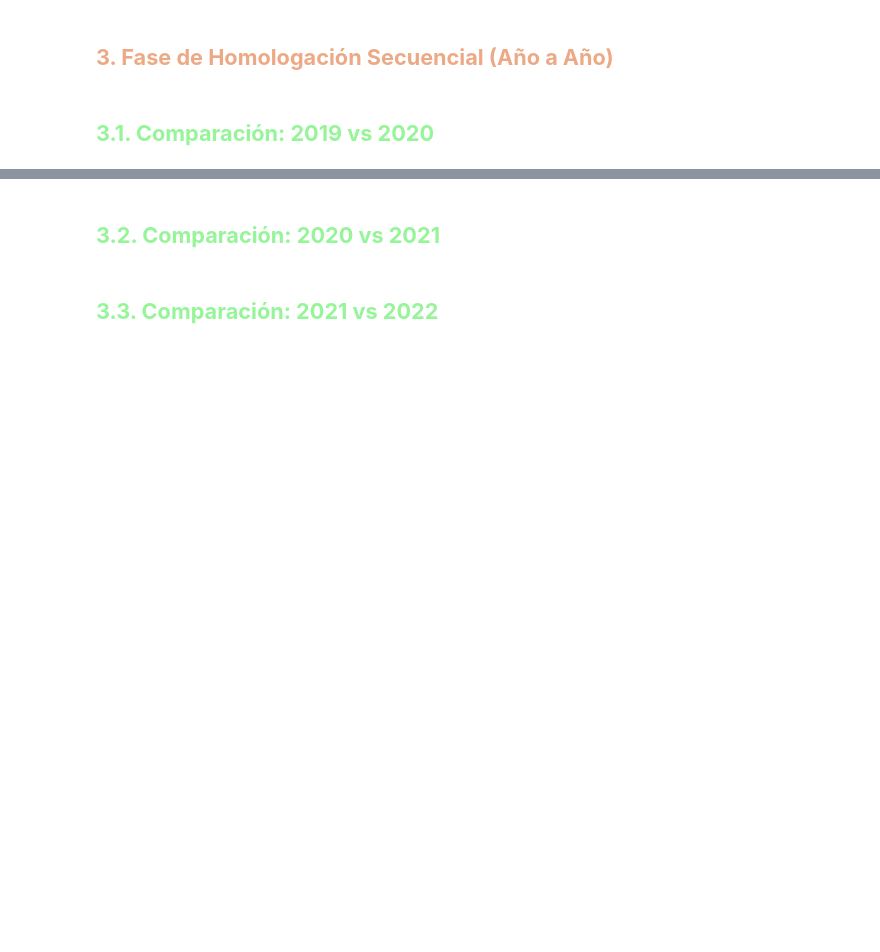
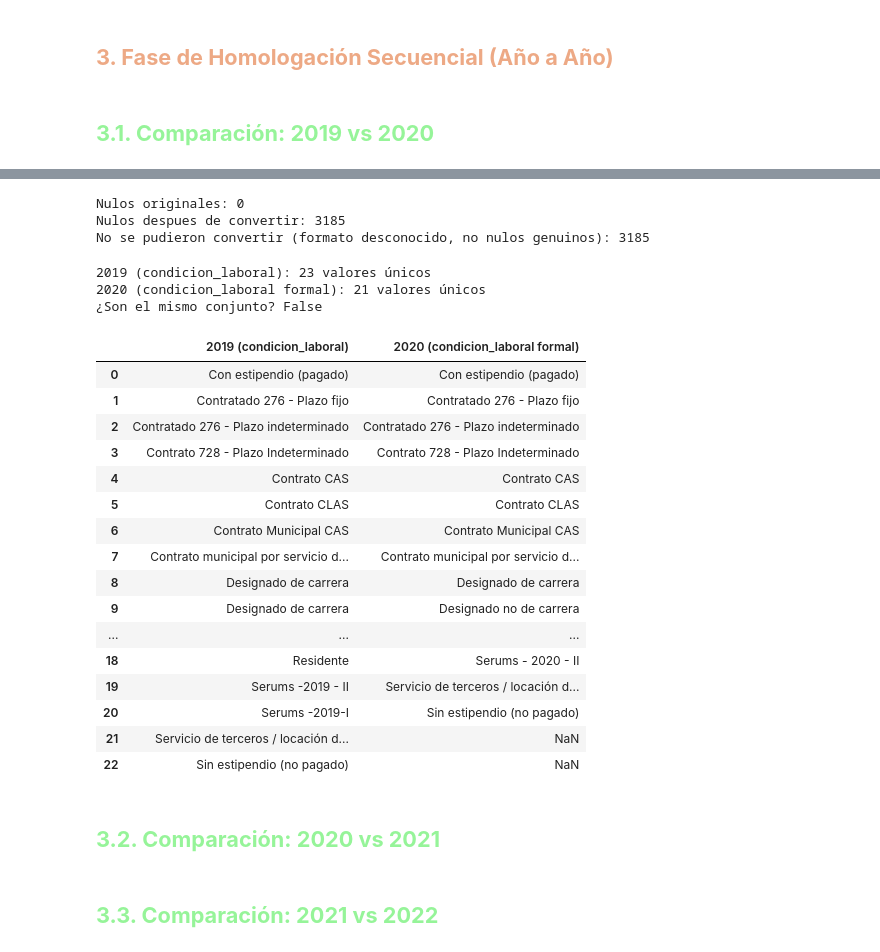
Before and after one commit to nadia0207/minsa-rrhh-analytics, a Jupyter notebook: notebooks/01_comparacion_columnas.ipynb, the cells around one changed output, grey strips where cells are left out. Drawn from its saved outputs; the diff is of its cells as text; code cells hidden in the pictures; blank space fills up the shorter version.

```diff
--- a/notebooks/01_comparacion_columnas.ipynb
+++ b/notebooks/01_comparacion_columnas.ipynb
@@ -96,24 +96,30 @@ def cargar_dataframe_limpio(anio, config_archivos):
 # %%
 # B.5. FUNCION PARA CONVERTIR FECHA DE NACIMIENTO A TIPO DATO DATETIME
 
-def convertir_fecha_nacimiento(df, columna_original='fecha_nacimiento', formatos = ('%d/%m/%Y', '%Y-%m-%d', '%d-%m-%Y') ):
-    """Convierte la columna de fecha de nacimiento a datetime manejando formatos mixtos."""
+def convertir_fecha_nacimiento(df, columna_original='fecha_nacimiento', formatos=('%d/%m/%Y', '%Y-%m-%d', '%d-%m-%Y')):
+    """Convierte la columna de fecha de nacimiento a datetime, manejando formatos mixtos y textos no-fecha (ej. 'No especifica')."""
     nueva_columna = f'{columna_original}_dt'
+
+    # Trata textos descriptivos de "sin dato" como nulos antes de intentar convertir
+    serie = df[columna_original].replace(
+        to_replace=r'(?i)No especifica|no especifica|n/a|sin dato|no aplica', value=pd.NA, regex=True
+    )
+
     df[nueva_columna] = pd.NaT # Prepara la columna con un tipo de dato temporal (datetime), lista para recibir fechas en el futuro sin generar errores de compatibilidad.
 
     for formato in formatos:
-        pendientes = df[columna_original].notna() & df[nueva_columna].isna() #Se identifica los que tienen datos pero en la conversion son nulos
+        pendientes = serie.notna() & df[nueva_columna].isna()
         df.loc[pendientes, nueva_columna] = pd.to_datetime(
-            df.loc[pendientes, columna_original], format=formato, errors='coerce'
-            )
+            serie.loc[pendientes], format=formato, errors='coerce'
+        )
 
     nulos_originales = df[columna_original].isna().sum()
     nulos_despues = df[nueva_columna].isna().sum()
     no_convertidos = nulos_despues - nulos_originales
 
-    print(f'Nulos originales: {nulos_originales}')
-    print(f'Nulos despues de convertir: {nulos_despues}')
-    print(f'No se pueden convertir (formato distinto): {no_convertidos}')
+    print(f"Nulos originales: {nulos_originales}")
+    print(f"Nulos despues de convertir: {nulos_despues}")
+    print(f"No se pudieron convertir (formato desconocido, no nulos genuinos): {no_convertidos}")
 
     return df
 # %%
@@ -575,6 +666,36 @@ df_2020['fecha_nacimiento'].head(10)
+# %%
+# Convertimos fecha y calculamos EDAD en el DF de 2020
+df_2020 = convertir_fecha_nacimiento(df_2020)
+df_2020['EDAD'] = calcular_edad(df_2020['fecha_nacimiento_dt'], 2020)
+# %% [output]
+Nulos originales: 0
+Nulos despues de convertir: 3185
+No se pudieron convertir (formato desconocido, no nulos genuinos): 3185
 # %%
-# 3. Analizas el contenido de las columnas que te generen dudas. Ejemplo:
-# df_analisis_2020 = comparar_valores(df_2019, 'columna_19', '2019', df_2020, 'columna_20', '2020')
+# 3. Analizando el contenido de las columnas
+df_analisis_2020 = comparar_valores(df_2019, 'condicion_laboral', '2019', df_2020, 'condicion_laboral formal', '2020')
+df_analisis_2020
+# %% [output]
+2019 (condicion_laboral): 23 valores únicos
+2020 (condicion_laboral formal): 21 valores únicos
+¿Son el mismo conjunto? False
+|  | 2019 (condicion_laboral) | 2020 (condicion_laboral formal) |
+| 0 | Con estipendio (pagado) | Con estipendio (pagado) |
+| 1 | Contratado 276 - Plazo fijo | Contratado 276 - Plazo fijo |
+| 2 | Contratado 276 - Plazo indeterminado | Contratado 276 - Plazo indeterminado |
+| 3 | Contrato 728 - Plazo Indeterminado | Contrato 728 - Plazo Indeterminado |
+| 4 | Contrato CAS | Contrato CAS |
+| 5 | Contrato CLAS | Contrato CLAS |
+| 6 | Contrato Municipal CAS | Contrato Municipal CAS |
+| 7 | Contrato municipal por servicio d... | Contrato municipal por servicio d... |
+| 8 | Designado de carrera | Designado de carrera |
+| 9 | Designado de carrera | Designado no de carrera |
+| ... | ... | ... |
+| 18 | Residente | Serums - 2020 - II |
+| 19 | Serums -2019 - II | Servicio de terceros / locación d... |
+| 20 | Serums -2019-I | Sin estipendio (no pagado) |
+| 21 | Servicio de terceros / locación d... | NaN |
+| 22 | Sin estipendio (no pagado) | NaN |
 # %%
 # 4. Inicializar los diccionarios para el año 2020
 # (Rellena aquí los campos según lo que imprima la comparación de arriba)
```
Also changed, not shown: parts of 10 cells of this notebook.
